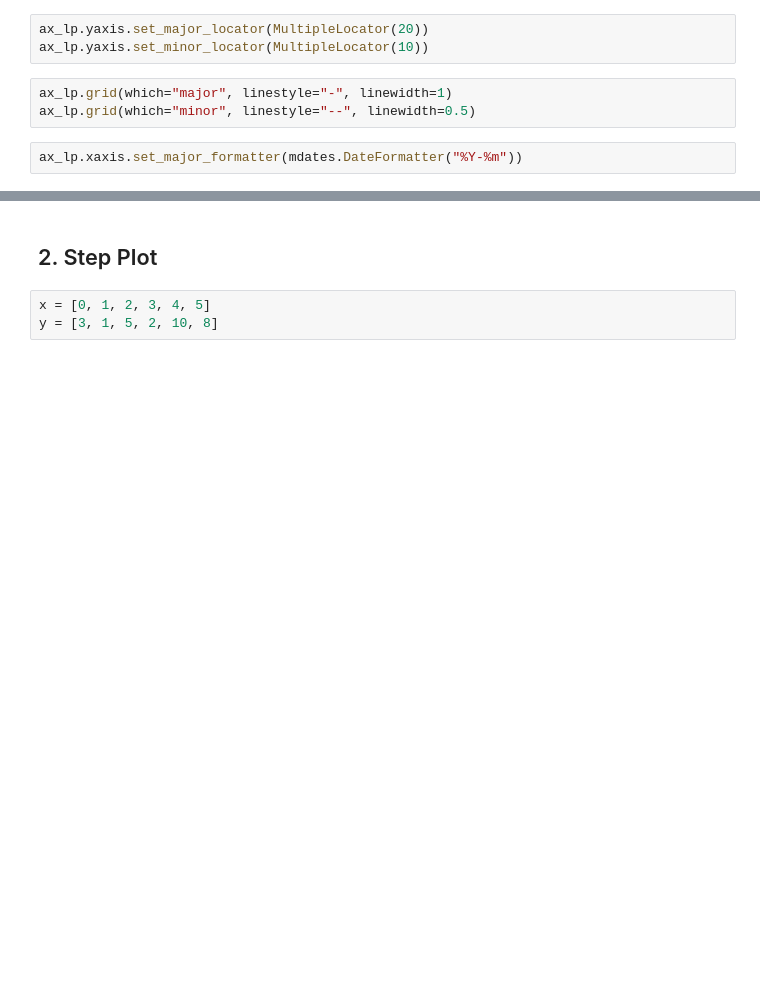
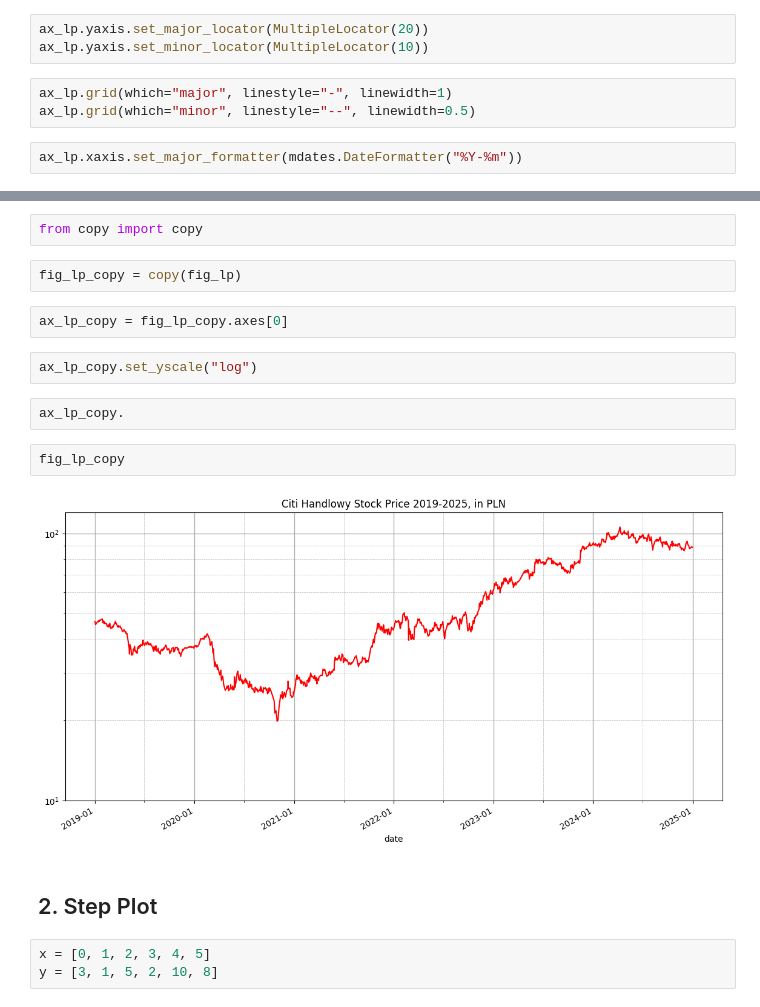
Before and after one commit to wegar-2/jupyter-notebooks, a Jupyter notebook: notebooks/05_good-looking_stock_price_chart.ipynb, the cells around one changed output, grey strips where cells are left out. Saved outputs shown, nothing was run; the diff lists cells and outputs as text; blank space fills up the shorter version.

```diff
--- a/notebooks/05_good-looking_stock_price_chart.ipynb
+++ b/notebooks/05_good-looking_stock_price_chart.ipynb
@@ -82,3 +84,17 @@ fig_lp
+# %%
+from copy import copy
+# %%
+fig_lp_copy = copy(fig_lp)
+# %%
+ax_lp_copy = fig_lp_copy.axes[0]
+# %%
+ax_lp_copy.set_yscale("log")
+# %%
+ax_lp_copy.
+# %%
+fig_lp_copy
+# %% [output]
+[figure, added]
 # %% [markdown]
 ## 2. Step Plot
 # %%
```
Also changed, not shown: parts of 10 cells of this notebook, 5 other files.
